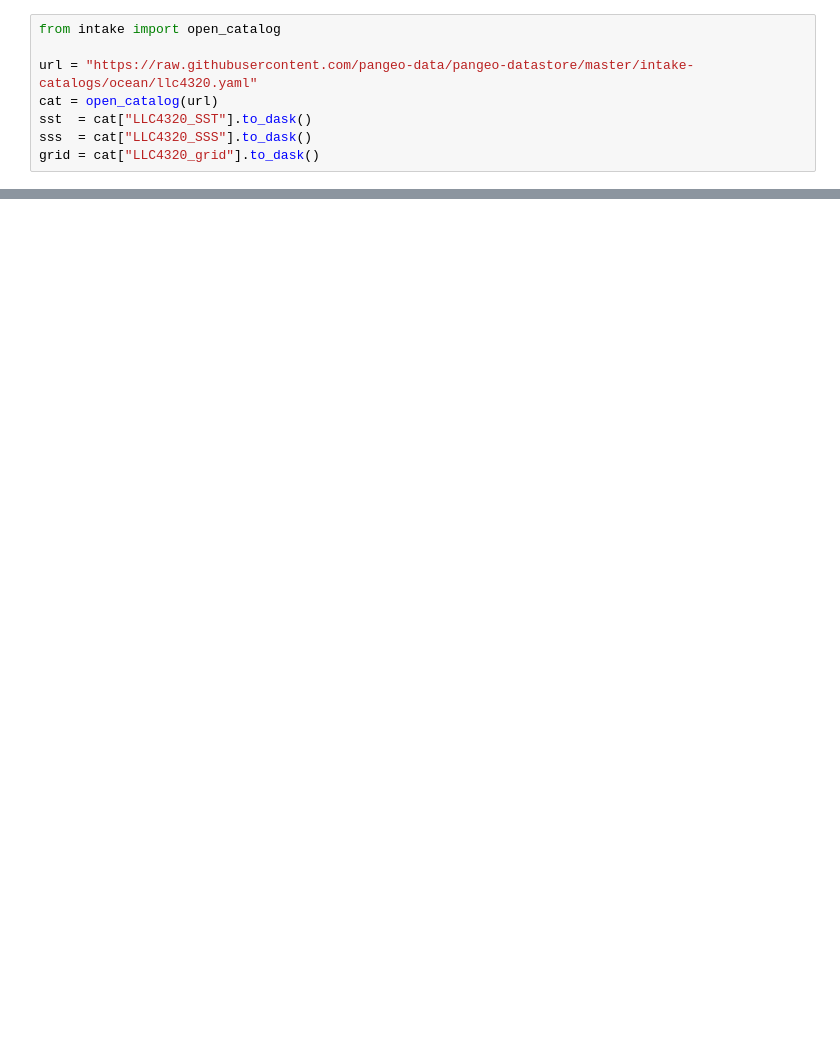
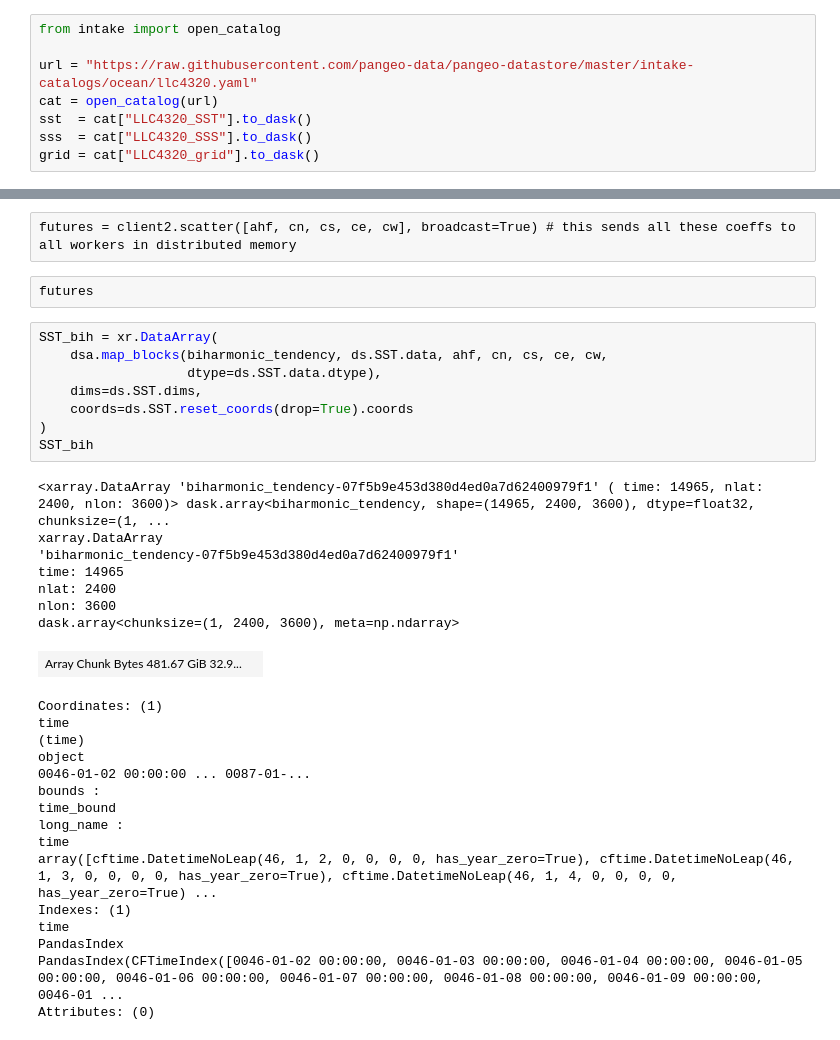
Before and after one commit to shanicetbailey/SST-gradients, a Jupyter notebook: LLC4320/1_calc_&_upload_tendencies.ipynb, the cells around one changed output, grey strips where cells are left out. Saved outputs shown, nothing was run; the diff lists cells and outputs as text; blank space fills up the shorter version.

```diff
--- a/LLC4320/1_calc_&_upload_tendencies.ipynb
+++ b/LLC4320/1_calc_&_upload_tendencies.ipynb
@@ -30,0 +250,36 @@ ds_ll = faces
+# %% [raw]
+futures = client2.scatter([ahf, cn, cs, ce, cw], broadcast=True) # this sends all these coeffs to all workers in distributed memory
+# %% [raw]
+futures
+# %%
+SST_bih = xr.DataArray(
+    dsa.map_blocks(biharmonic_tendency, ds.SST.data, ahf, cn, cs, ce, cw,
+                   dtype=ds.SST.data.dtype),
+    dims=ds.SST.dims,
+    coords=ds.SST.reset_coords(drop=True).coords
+)
+SST_bih
+# %% [output]
+<xarray.DataArray 'biharmonic_tendency-07f5b9e453d380d4ed0a7d62400979f1' ( time: 14965, nlat: 2400, nlon: 3600)> dask.array<biharmonic_tendency, shape=(14965, 2400, 3600), dtype=float32, chunksize=(1, ...
+xarray.DataArray
+'biharmonic_tendency-07f5b9e453d380d4ed0a7d62400979f1'
+time: 14965
+nlat: 2400
+nlon: 3600
+dask.array<chunksize=(1, 2400, 3600), meta=np.ndarray>
+| Array Chunk Bytes 481.67 GiB 32.9... |  |
+Coordinates: (1)
+time
+(time)
+object
+0046-01-02 00:00:00 ... 0087-01-...
+bounds :
+time_bound
+long_name :
+time
+array([cftime.DatetimeNoLeap(46, 1, 2, 0, 0, 0, 0, has_year_zero=True), cftime.DatetimeNoLeap(46, 1, 3, 0, 0, 0, 0, has_year_zero=True), cftime.DatetimeNoLeap(46, 1, 4, 0, 0, 0, 0, has_year_zero=True) ...
+Indexes: (1)
+time
+PandasIndex
+PandasIndex(CFTimeIndex([0046-01-02 00:00:00, 0046-01-03 00:00:00, 0046-01-04 00:00:00, 0046-01-05 00:00:00, 0046-01-06 00:00:00, 0046-01-07 00:00:00, 0046-01-08 00:00:00, 0046-01-09 00:00:00, 0046-01 ...
+Attributes: (0)
```
Also changed, not shown: parts of 33 cells of this notebook.
